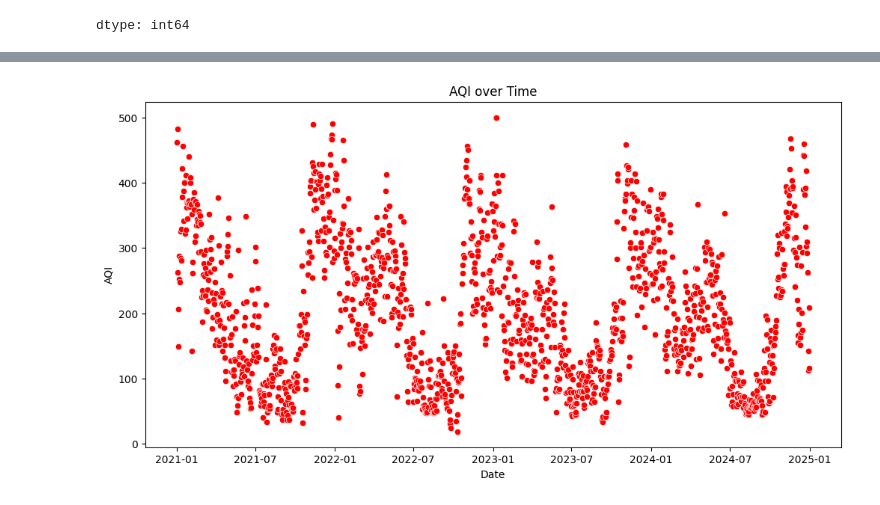
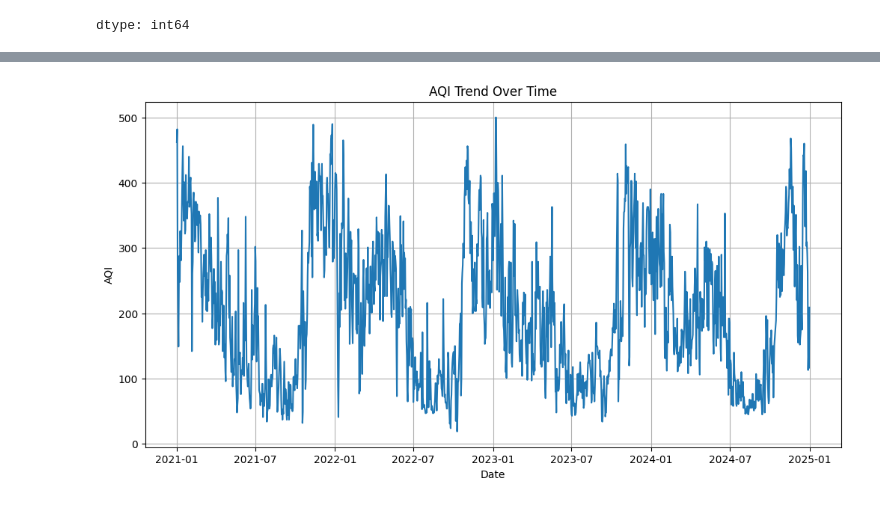
Before and after one commit to Karthik190803/My_Projects, a Jupyter notebook: Delhi_Air_Quality_Analysis.ipynb, the cells around one changed output, grey strips where cells are left out. Saved outputs shown, nothing was run; the diff lists cells and outputs as text; code cells hidden in the pictures.

```diff
--- a/Delhi_Air_Quality_Analysis.ipynb
+++ b/Delhi_Air_Quality_Analysis.ipynb
@@ -10,7 +10,7 @@ from scipy import stats
 
 w.filterwarnings('ignore')
 # %%
-data = pd.read_csv('/content/delhi_files.csv')
+data = pd.read_csv('/content/final_dataset.csv')
 # %%
 data
 # %% [output]
@@ -109,3 +109,12 @@ data.nunique()
 | AQI | 403 |
 | proper date | 1461 |
 dtype: int64
+# %%
+
+print("Missing values before handling:")
+print(data.isnull().sum())
+
+data.fillna(data.mean(), inplace=True)
+
+print("\nMissing values after handling:")
+print(data.isnull().sum())
@@ -111,0 +139,7 @@ dtype: int64
+# %%
+pollutant_columns = ['PM2.5', 'PM10', 'NO2', 'SO2', 'CO', 'Ozone', 'AQI']
+data_viz = data[['proper date'] + pollutant_columns].copy()
+
+data_viz = data_viz.set_index('proper date')
+
+display(data_viz.head())
@@ -112,9 +191,10 @@ dtype: int64
 # %%
 plt.figure(figsize=(12, 6))
-sns.scatterplot(data=data, x='proper date', y='AQI',color='red')
-plt.title('AQI over Time')
+plt.plot(data_viz.index, data_viz['AQI'])
+plt.title('AQI Trend Over Time')
 plt.xlabel('Date')
 plt.ylabel('AQI')
+plt.grid(True)
 plt.show()
 # %% [output]
-[figure, old version]
+[figure, new version]
```
Also changed, not shown: parts of 6 cells of this notebook.
